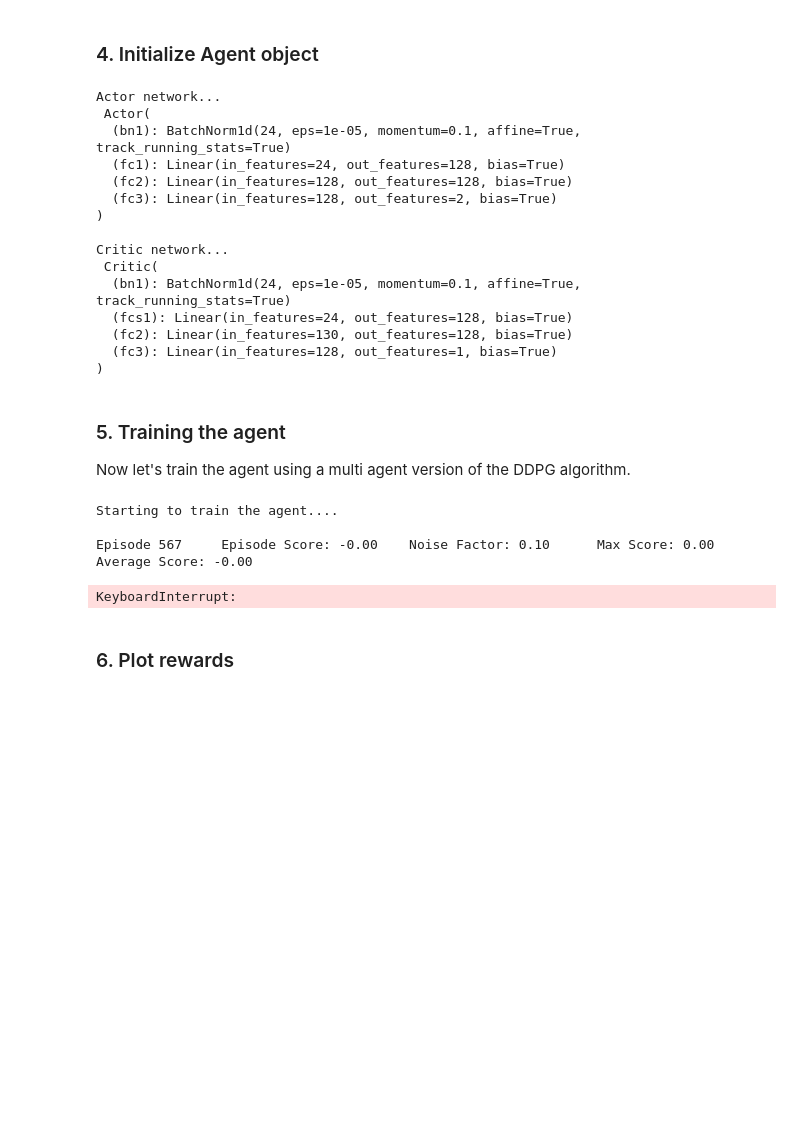
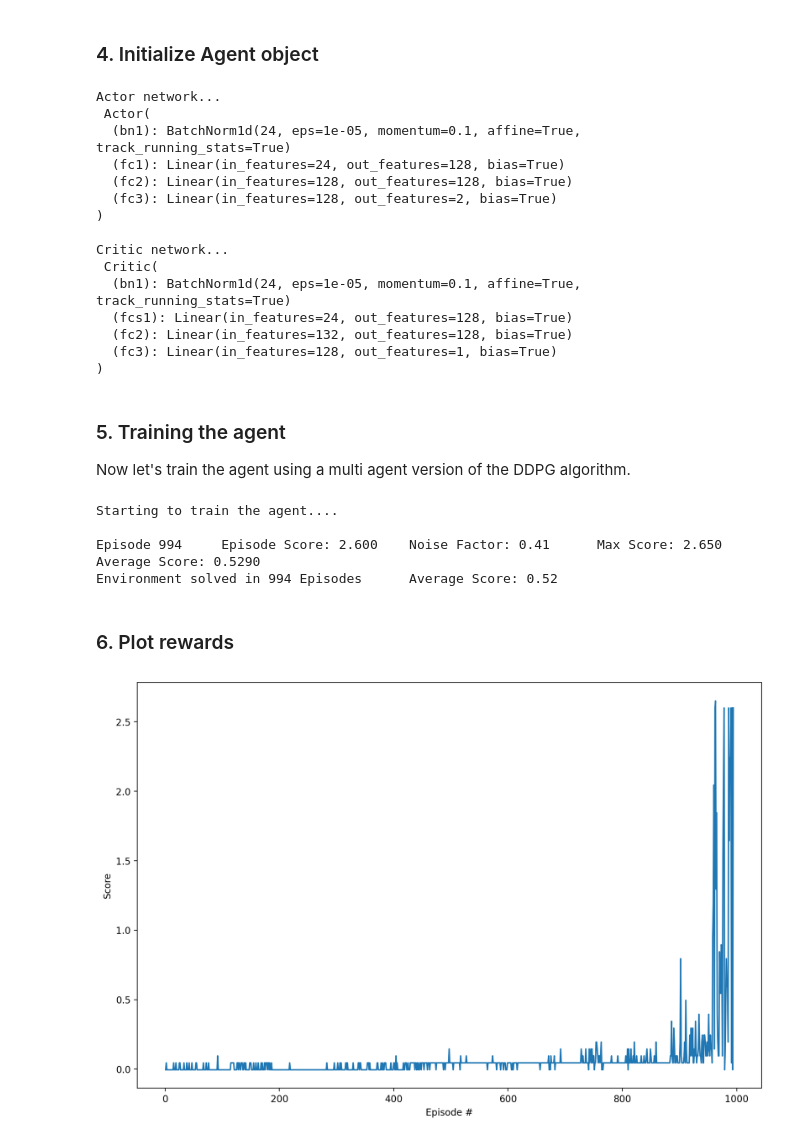
Before and after one commit to ab93/multi-agent-collaboration, a Jupyter notebook: src/collab.ipynb, the cells around one changed output. Saved outputs shown, nothing was run; the diff lists cells and outputs as text; code cells hidden in the pictures; blank space fills up the shorter version.

Commit message:
Trained agent

```diff
--- a/src/collab.ipynb
+++ b/src/collab.ipynb
@@ -114,8 +117,7 @@ Score (max over agents) from episode 1: 0.0
 # %% [markdown]
 ### 4. Initialize Agent object
 # %%
-agent = Agent(state_size=state_size, action_size=action_size,
-              num_agents=num_agents, random_seed=RANDOM_SEED)
+agent = DoubleCoopAgent(state_size=state_size, action_size=action_size, random_seed=RANDOM_SEED)
 # %% [output]
 Actor network...
  Actor(
@@ -129,7 +131,7 @@ Critic network...
  Critic(
   (bn1): BatchNorm1d(24, eps=1e-05, momentum=0.1, affine=True, track_running_stats=True)
   (fcs1): Linear(in_features=24, out_features=128, bias=True)
-  (fc2): Linear(in_features=130, out_features=128, bias=True)
+  (fc2): Linear(in_features=132, out_features=128, bias=True)
   (fc3): Linear(in_features=128, out_features=1, bias=True)
 )
 # %% [markdown]
@@ -137,7 +139,9 @@ Critic network...
 
 Now let's train the agent using a multi agent version of the DDPG algorithm.
 # %%
-def train_agents(n_episodes=1000, max_t=2500, print_every=100, noise_decay_factor=0.99, noise_wt_min=0.1):
+WARMER_LIMIT = 100
+
+def train_agents(n_episodes=5000, max_t=2500, print_every=100, noise_decay_factor=0.999, noise_wt_min=0.1):
     print("\nStarting to train the agent....\n")
 
     rolling_scores = deque(maxlen=print_every)
@@ -152,7 +156,10 @@ def train_agents(n_episodes=1000, max_t=2500, print_every=100, noise_decay_facto
         agent_scores = np.zeros(len(env_info.agents))
 
         for t in range(max_t):
-            actions = agent.act(states, weight=noise_wt)
+            if i_episode < WARMER_LIMIT:
+                actions = np.random.randn(num_agents, action_size)
+            else:
+                actions = agent.act(states, weight=noise_wt)
             env_info = env.step(actions)[brain_name]
 
             rewards = env_info.rewards
@@ -169,25 +176,27 @@ def train_agents(n_episodes=1000, max_t=2500, print_every=100, noise_decay_facto
         max_score = max(max_score, avg_agent_score)
         rolling_scores.append(avg_agent_score)
         scores.append(avg_agent_score)
-        noise_wt = max(noise_decay_factor * noise_wt, noise_wt_min)
+
+        if i_episode >= WARMER_LIMIT:
+            noise_wt = max(noise_decay_factor * noise_wt, noise_wt_min)
 
         rolling_mean_score = np.mean(rolling_scores)
 
-        print('\rEpisode {}\tEpisode Score: {:.2f}\t'
-              'Noise Factor: {:.2f}\tMax Score: {:.2f}\t'
+        print('\rEpisode {}\tEpisode Score: {:.3f}\t'
+              'Noise Factor: {:.2f}\tMax Score: {:.3f}\t'
               'Average Score: {:.2f}'.format(i_episode, avg_agent_score, noise_wt,
                                              max_score, rolling_mean_score), end="")
         if i_episode % print_every == 0:
-            print('\rEpisode {}\tEpisode Score: {:.2f}\t'
-                  'Noise Factor: {:.2f}\tMax Score: {:.2f}\t'
+            print('\rEpisode {}\tEpisode Score: {:.3f}\t'
+                  'Noise Factor: {:.2f}\tMax Score: {:.3f}\t'
                   'Average Score: {:.2f}'.format(i_episode, avg_agent_score, noise_wt,
                                              max_score, rolling_mean_score), end="")
 
         if rolling_mean_score >= BASELINE_SCORE:
             print('\nEnvironment solved in {:d} Episodes \t'
                   'Average Score: {:.2f}'.format(i_episode, rolling_mean_score))
-            torch.save(agent.actor_local.state_dict(), 'weights/checkpoint_actor.pth')
-            torch.save(agent.critic_local.state_dict(), 'weights/checkpoint_critic.pth')
+            torch.save(agent.actor_local.state_dict(), '../weights/checkpoint_actor.pth')
+            torch.save(agent.critic_local.state_dict(), '../weights/checkpoint_critic.pth')
             break
 
     return scores
@@ -197,15 +206,24 @@ env.close()
 # %% [output]
 Starting to train the agent....
 
-Episode 567     Episode Score: -0.00    Noise Factor: 0.10      Max Score: 0.00 Average Score: -0.00
+Episode 994     Episode Score: 2.600    Noise Factor: 0.41      Max Score: 2.650        Average Score: 0.5290
+Environment solved in 994 Episodes      Average Score: 0.52
-KeyboardInterrupt:
 # %% [markdown]
 ### 6. Plot rewards
 # %%
+import matplotlib.pyplot as plt
+plt.rcParams['figure.figsize'] = [12, 8]
+plt.rcParams['figure.dpi'] = 200
+
+
 def plot_rewards(scores_):
     fig = plt.figure()
     ax = fig.add_subplot(111)
     plt.plot(np.arange(1, len(scores_) + 1), scores_)
     plt.ylabel("Score")
     plt.xlabel("Episode #")
     plt.show()
+
+plot_rewards(scores)
+# %% [output]
+[figure, added]
```
Also changed, not shown: parts of 2 cells of this notebook.
